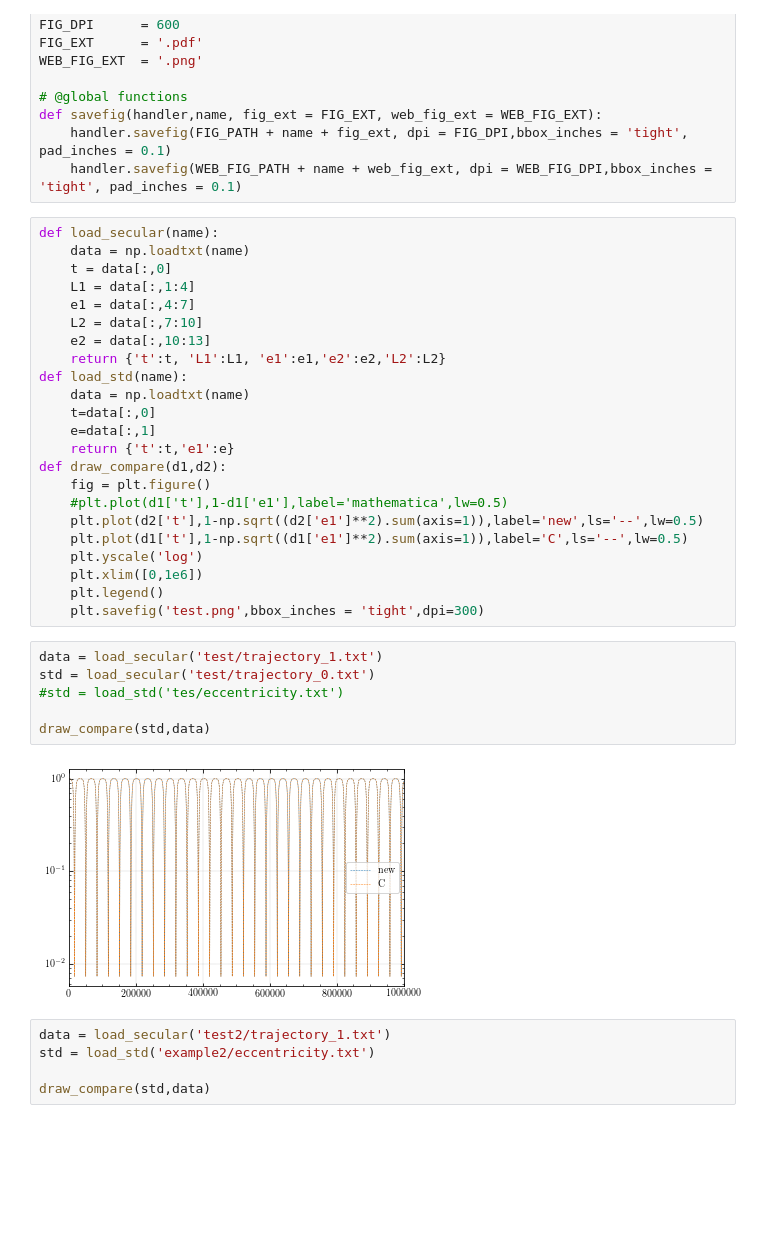
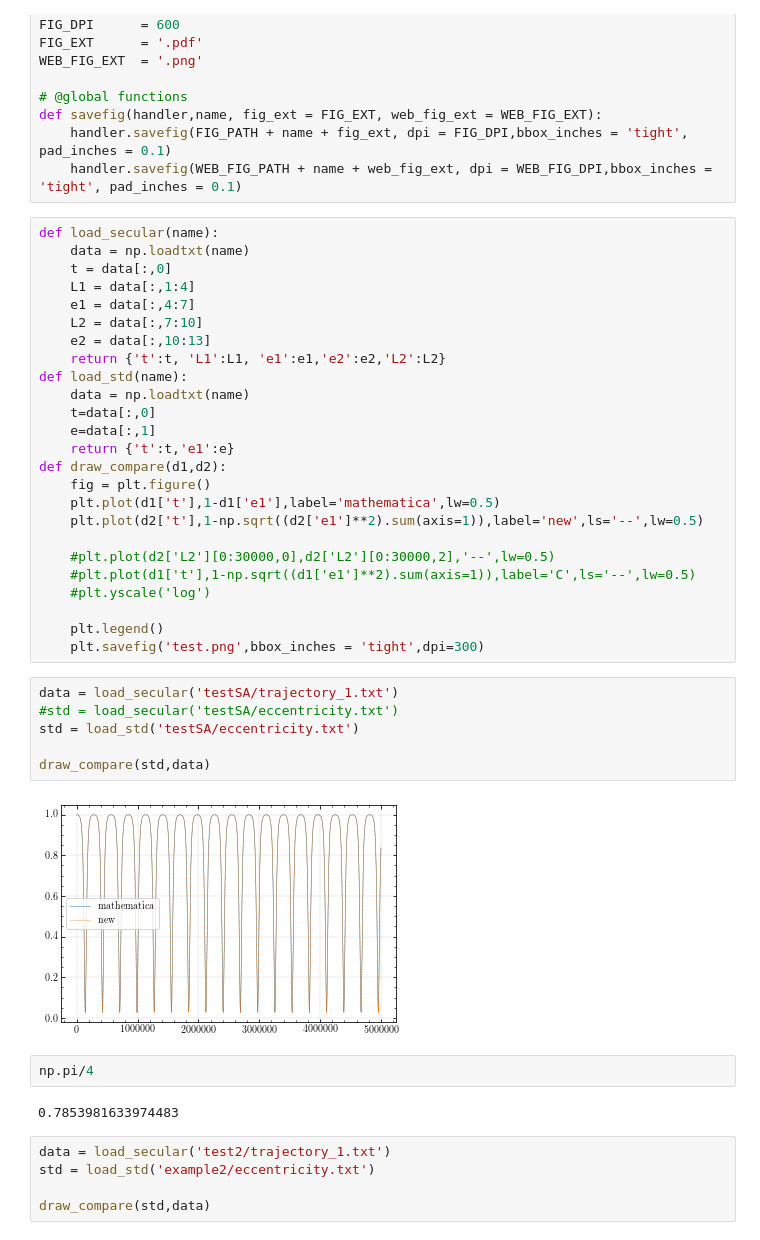
Before and after one commit to YihanWangAstro/Secular, a Jupyter notebook: draw_compare.ipynb, the cells around one changed output. Drawn from its saved outputs; the diff is of its cells as text; blank space fills up the shorter version.

```diff
--- a/draw_compare.ipynb
+++ b/draw_compare.ipynb
@@ -63,21 +63,27 @@ def load_std(name):
     return {'t':t,'e1':e}
 def draw_compare(d1,d2):
     fig = plt.figure()
-    #plt.plot(d1['t'],1-d1['e1'],label='mathematica',lw=0.5)
+    plt.plot(d1['t'],1-d1['e1'],label='mathematica',lw=0.5)
     plt.plot(d2['t'],1-np.sqrt((d2['e1']**2).sum(axis=1)),label='new',ls='--',lw=0.5)
-    plt.plot(d1['t'],1-np.sqrt((d1['e1']**2).sum(axis=1)),label='C',ls='--',lw=0.5)
-    plt.yscale('log')
-    plt.xlim([0,1e6])
+
+    #plt.plot(d2['L2'][0:30000,0],d2['L2'][0:30000,2],'--',lw=0.5)
+    #plt.plot(d1['t'],1-np.sqrt((d1['e1']**2).sum(axis=1)),label='C',ls='--',lw=0.5)
+    #plt.yscale('log')
+
     plt.legend()
     plt.savefig('test.png',bbox_inches = 'tight',dpi=300)
 # %%
-data = load_secular('test/trajectory_1.txt')
-std = load_secular('test/trajectory_0.txt')
-#std = load_std('tes/eccentricity.txt')
+data = load_secular('testSA/trajectory_1.txt')
+#std = load_secular('testSA/eccentricity.txt')
+std = load_std('testSA/eccentricity.txt')
 
 draw_compare(std,data)
 # %% [output]
-[figure, old version]
+[figure, new version]
+# %%
+np.pi/4
+# %% [output]
+0.7853981633974483
 # %%
 data = load_secular('test2/trajectory_1.txt')
 std = load_std('example2/eccentricity.txt')
```
Also changed, not shown: 4 other files.
